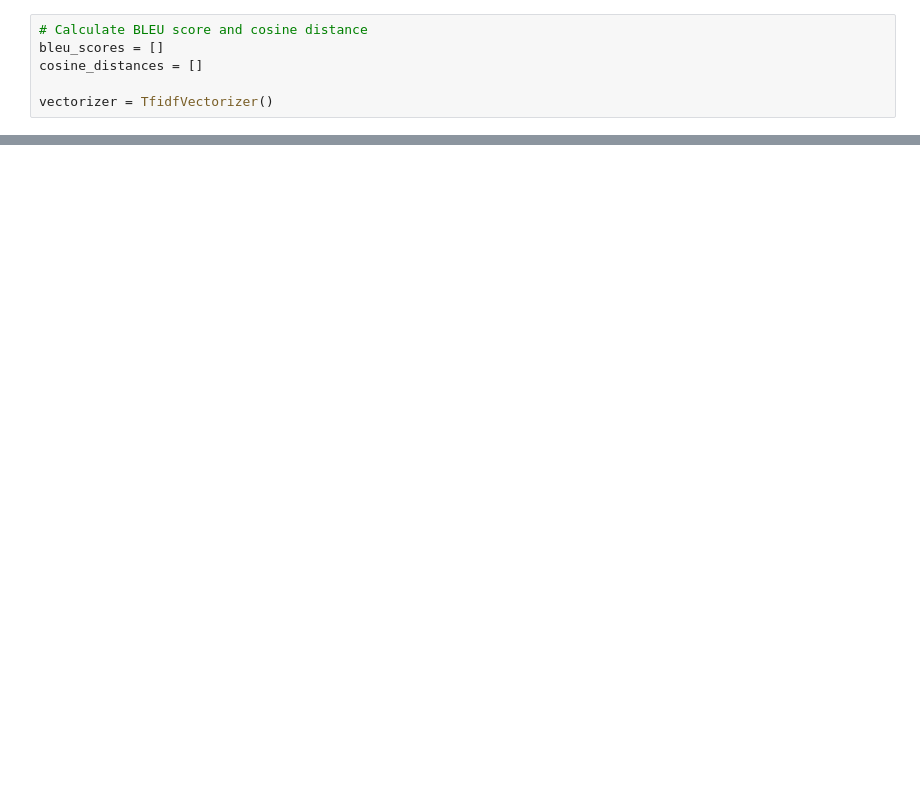
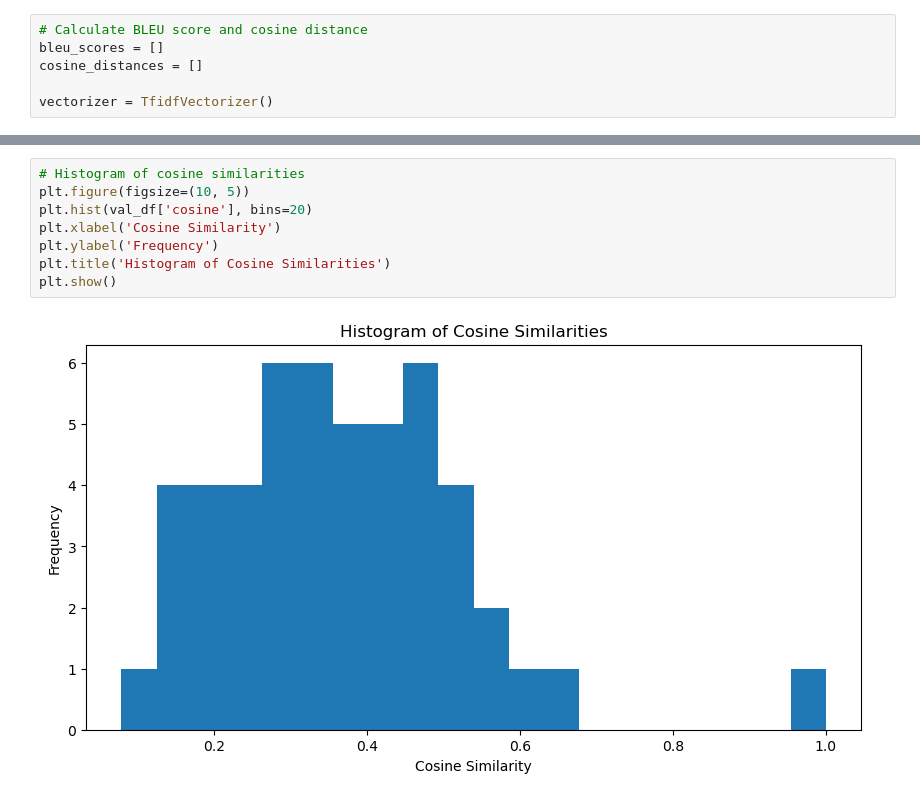
Before and after one commit to danish-sven/anlp-at2-gpt45, a Jupyter notebook: 1. Python Notebooks/evaluation.ipynb, the cells around one changed output, grey strips where cells are left out. Saved outputs shown, nothing was run; the diff lists cells and outputs as text; blank space fills up the shorter version.

```diff
--- a/1. Python Notebooks/evaluation.ipynb
+++ b/1. Python Notebooks/evaluation.ipynb
@@ -93,0 +175,10 @@ val_df.to_csv(val_gen)
+# %%
+# Histogram of cosine similarities
+plt.figure(figsize=(10, 5))
+plt.hist(val_df['cosine'], bins=20)
+plt.xlabel('Cosine Similarity')
+plt.ylabel('Frequency')
+plt.title('Histogram of Cosine Similarities')
+plt.show()
+# %% [output]
+[figure, added]
```
Also changed, not shown: parts of 11 cells of this notebook.
